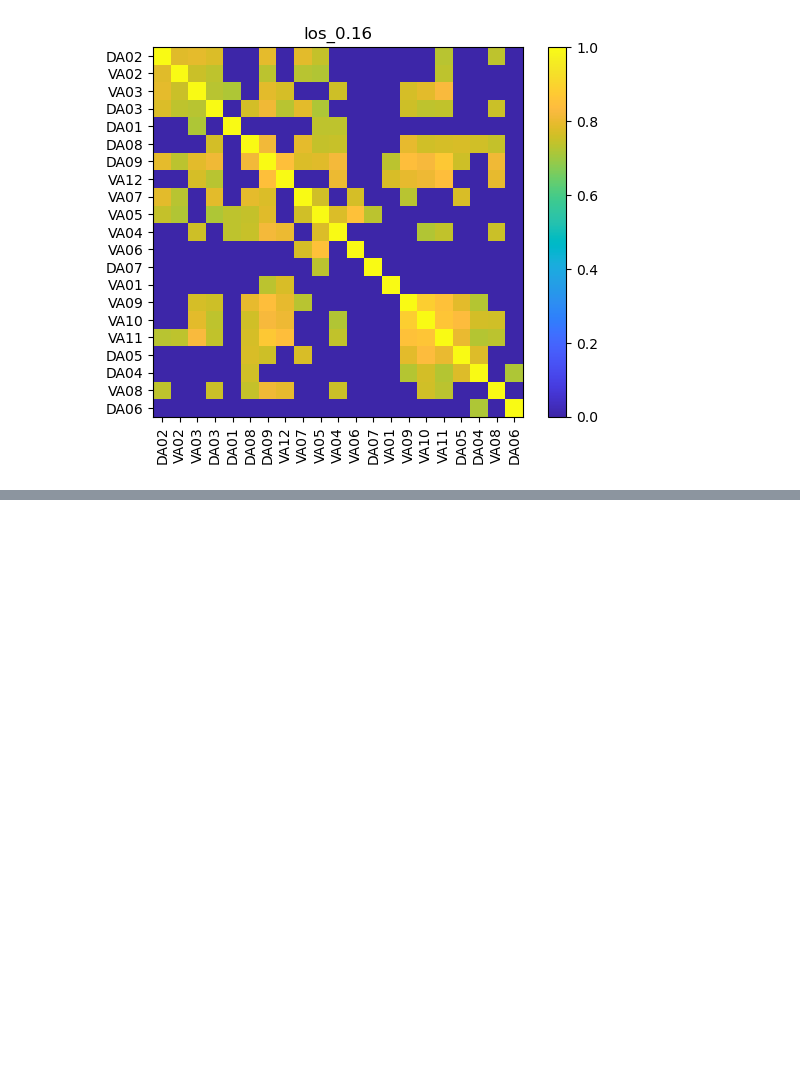
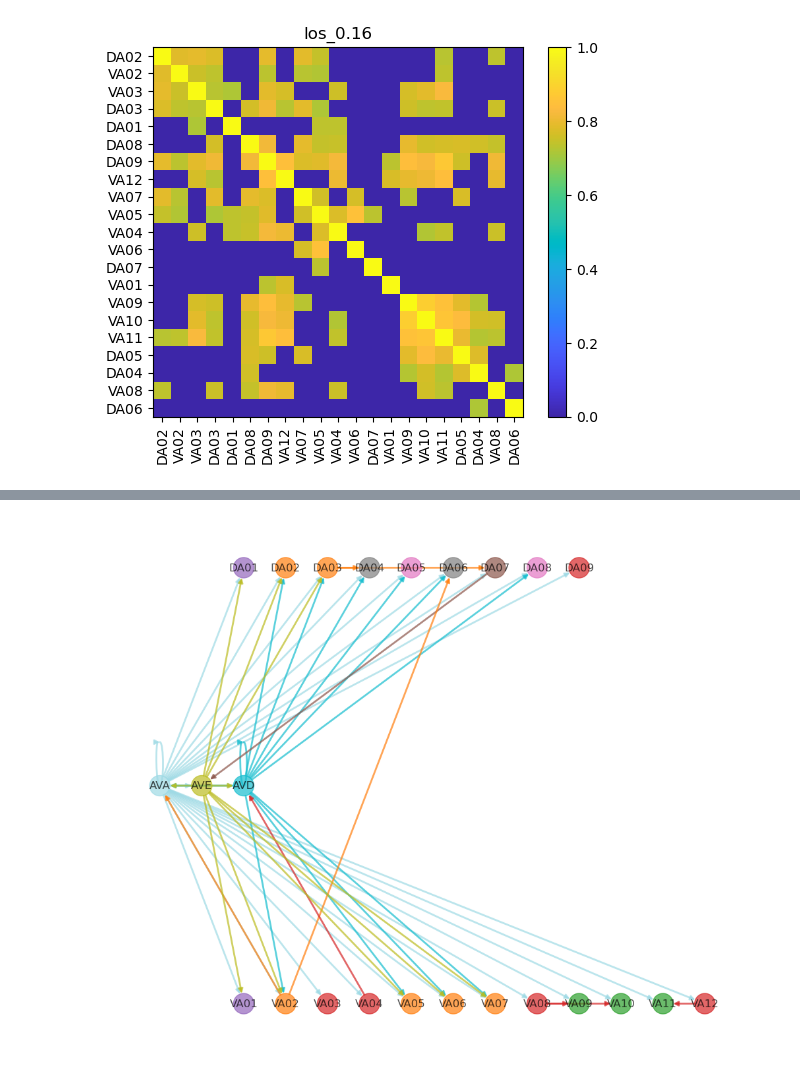
Before and after one commit to ialireza13/c_elegans_neural_network, a Jupyter notebook: handson.ipynb, the cells around one changed output, grey strips where cells are left out. Cells and saved outputs as stored; diff of their text form; code cells hidden in the pictures; blank space fills up the shorter version.

```diff
--- a/handson.ipynb
+++ b/handson.ipynb
@@ -165,0 +181,16 @@ res
+# %%
+df = pd.read_csv('connectomes/collapsed_varshney_weights.txt', sep='\t', header=None)
+df.rename(columns={0: 'source', 1: 'target', 2: 'weight'}, inplace=True)
+
+G_orig = nx.from_pandas_edgelist(df, create_using=nx.DiGraph, edge_attr='weight')
+G_orig.add_node('VA07')
+
+colors = pd.read_csv('colorings/cons_7_colors_collapsed.txt', sep='\t', header=None)
+
+for row in colors.iterrows():
+    G_orig.nodes[row[1][0]]['color'] = row[1][1]
+# %%
+EdgesRemoved, EdgesAdded, G_result = repair_network(f"colorings/cons_7_colors_collapsed.txt", "connectomes/collapsed_varshney.graph.txt", f"outputs/collapsed_colors_o_", 1, 1, prohibit_file_path="connectomes/collapsed_prohibited_edges.txt")
+
+for row in colors.iterrows():
+    G_result.nodes[row[1][0]]['color'] = row[1][1]
@@ -166,3 +317,7 @@ res
+# %%
+plot_graph_with_weights_and_groups(G_result, pos=pos, draw_edge_labels=False, uniform_edges=True)
+# %% [output]
+[figure, added]
 # %%
 try:
     with open('precomputed/all_cliques_detrend_demean_despike.json', 'r') as file:
```
Also changed, not shown: parts of 18 cells of this notebook, 5 other files.
